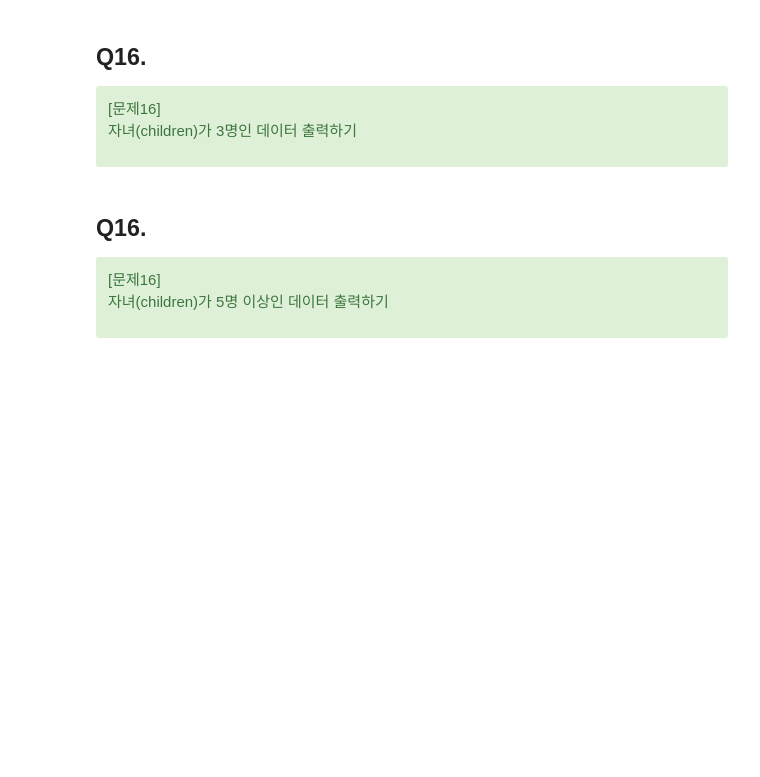
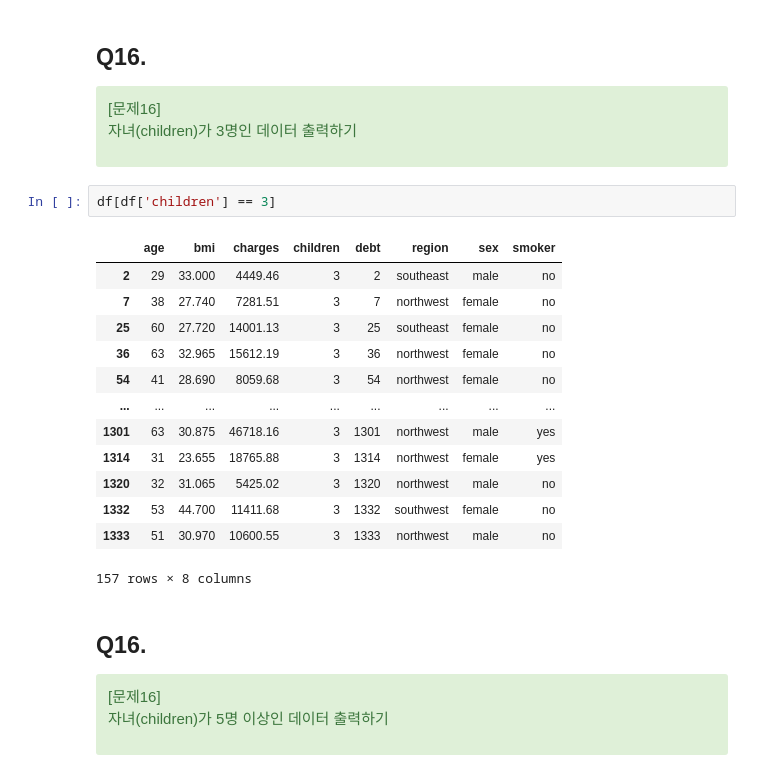
Before and after one commit to zzhining/stock_market_analysis, a Jupyter notebook: 2주차/pandas_exercise.ipynb, the cells around one changed output. Saved outputs shown, nothing was run; the diff lists cells and outputs as text; blank space fills up the shorter version.

```diff
--- a/2주차/pandas_exercise.ipynb
+++ b/2주차/pandas_exercise.ipynb
@@ -364,6 +445,22 @@ pd.value_counts
 
 자녀(children)가 3명인 데이터 출력하기
 </div>
+# %%
+df[df['children'] == 3]
+# %% [output]
+|  | age | bmi | charges | children | debt | region | sex | smoker |
+| 2 | 29 | 33.000 | 4449.46 | 3 | 2 | southeast | male | no |
+| 7 | 38 | 27.740 | 7281.51 | 3 | 7 | northwest | female | no |
+| 25 | 60 | 27.720 | 14001.13 | 3 | 25 | southeast | female | no |
+| 36 | 63 | 32.965 | 15612.19 | 3 | 36 | northwest | female | no |
+| 54 | 41 | 28.690 | 8059.68 | 3 | 54 | northwest | female | no |
+| ... | ... | ... | ... | ... | ... | ... | ... | ... |
+| 1301 | 63 | 30.875 | 46718.16 | 3 | 1301 | northwest | male | yes |
+| 1314 | 31 | 23.655 | 18765.88 | 3 | 1314 | northwest | female | yes |
+| 1320 | 32 | 31.065 | 5425.02 | 3 | 1320 | northwest | male | no |
+| 1332 | 53 | 44.700 | 11411.68 | 3 | 1332 | southwest | female | no |
+| 1333 | 51 | 30.970 | 10600.55 | 3 | 1333 | northwest | male | no |
+157 rows × 8 columns
 # %% [markdown]
 ## Q16.
 <div class="alert alert-success">
```
Also changed, not shown: parts of 30 cells of this notebook.
